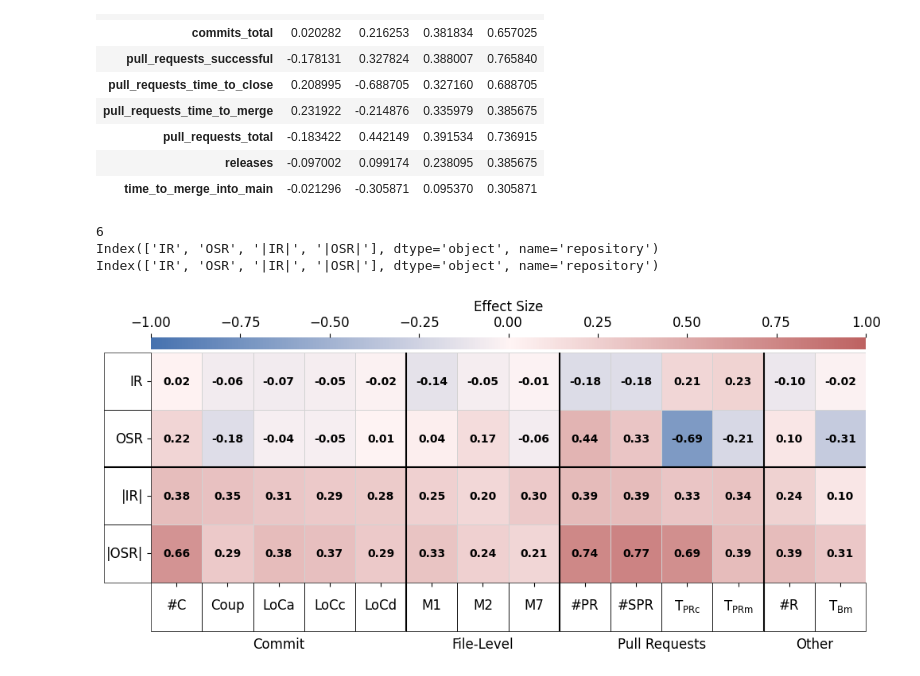
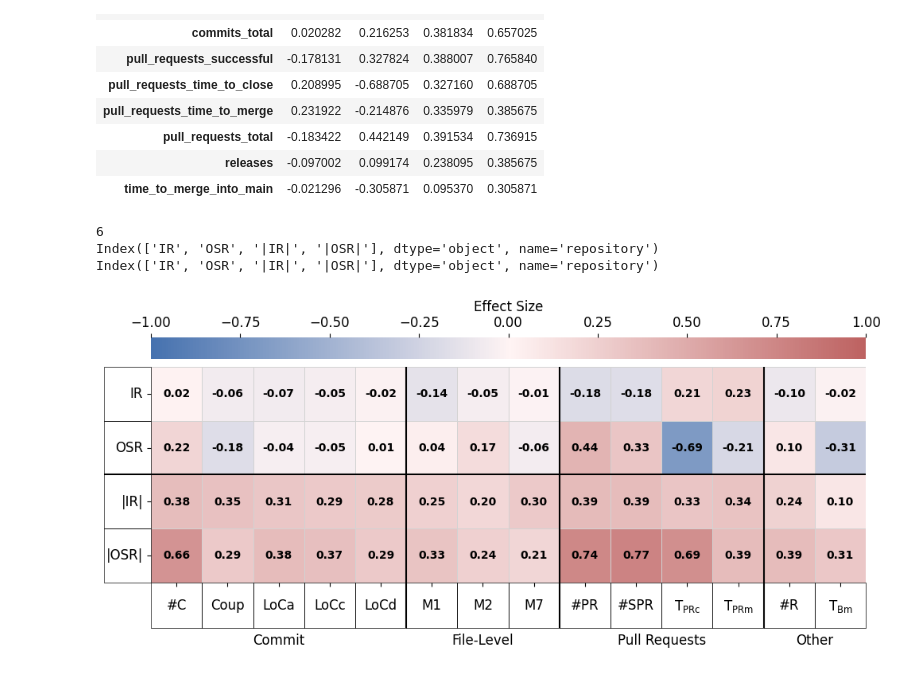
Before and after one commit to AnnemarieWittig/supplementary-masters-thesis, a Jupyter notebook: AggregationScripts/merge_results.ipynb, the cells around one changed output. Drawn from its saved outputs; the diff is of its cells as text; code cells hidden in the pictures.

```diff
--- a/AggregationScripts/merge_results.ipynb
+++ b/AggregationScripts/merge_results.ipynb
@@ -1452,26 +1661,28 @@ Repositories (columns): ['IR', 'OSR', '|IR|', '|OSR|']
 # %%
 print(len(avg_effect_t.columns)+2)
 print(avg_effect_t.columns)
 print(avg_annot_t.columns)
 plot_effect_size_heatmap_transposed(
     effect_t=avg_effect_t,
     annot_t=avg_annot_t,
     metric_mapping=metric_mapping, # expects dict with keys being raw metric names
     # title=f"Effect Sizes comparing {BUCKET_SIZE}-day buckets before and after Copilot introduction",
     title="",
     # figsize=(max(8, 0.9 * len(effect_t)), len(effect_t.columns)-4),
     figsize=(max(8, 0.9 * len(avg_effect_t)) -1, len(avg_effect_t.columns)),
     cage_size = 0.92,
     writing_width = 5,
     cmap=custom_gradient,
     title_spacing=0.92,
     plot_absolute=True,
     rotation=0,
     treat_all_as_average = True,
-    hline=-2
+    hline=-2,
+    height_ratios=[0.09,0.91],
+    hspace=0.07
 )
 # %% [output]
 6
 Index(['IR', 'OSR', '|IR|', '|OSR|'], dtype='object', name='repository')
 Index(['IR', 'OSR', '|IR|', '|OSR|'], dtype='object', name='repository')
-[figure, old version]
+[figure, new version]
```
Also changed, not shown: parts of 4 cells of this notebook, 6 other files.
